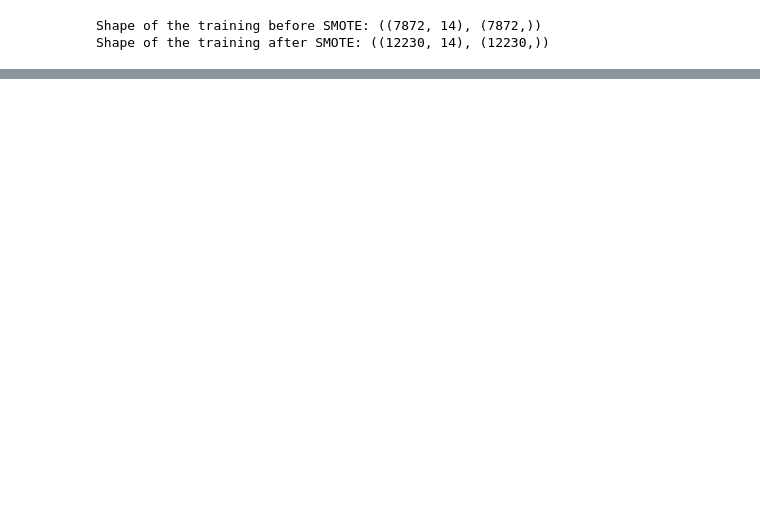
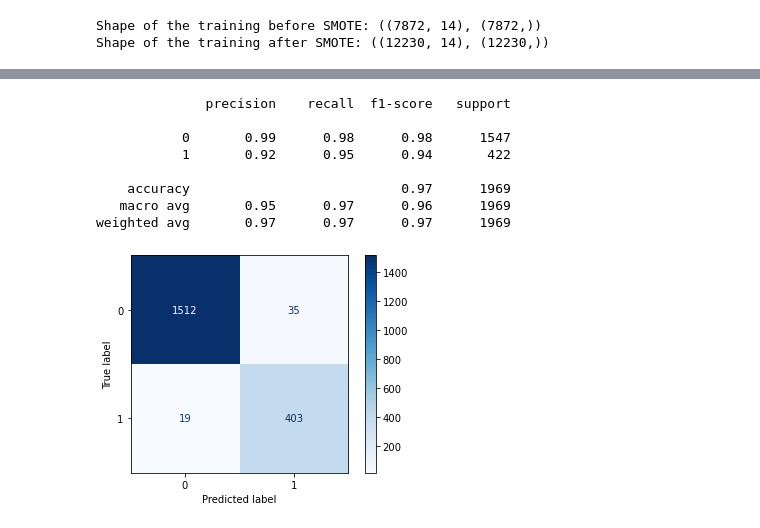
Before and after one commit to andres-troiano/Fraud-Detection, a Jupyter notebook: Fraud Detection.ipynb, the cells around one changed output, grey strips where cells are left out. Saved outputs shown, nothing was run; the diff lists cells and outputs as text; code cells hidden in the pictures; blank space fills up the shorter version.

```diff
--- a/Fraud Detection.ipynb
+++ b/Fraud Detection.ipynb
@@ -445,0 +332,30 @@ weighted avg       0.92      0.91      0.91      1969
+# %%
+RF = RandomForestClassifier(random_state=42)
+RF.fit(x_tr_resample, y_tr_resample)
+preds_RF = RF.predict(norm_test_f)
+
+print(classification_report(y_test, preds_RF))
+# print(confusion_matrix(y_test, preds_RF))
+_ = plot_confusion_matrix(RF, norm_test_f, y_test, cmap="Blues")
+
+report = classification_report(y_test, preds_RF, output_dict=True)
+
+acc = report['accuracy']
+prec = report['1']['precision']
+rec = report['1']['recall']
+f1 = report['1']['f1-score']
+
+model_results = pd.DataFrame([['Random Forest Classifier', acc, prec, rec, f1]],
+               columns = ['Model', 'Accuracy', 'Precision', 'Recall', 'F1 Score'])
+
+results = results.append(model_results, ignore_index = True)
+# %% [output]
+              precision    recall  f1-score   support
+
+           0       0.99      0.98      0.98      1547
+           1       0.92      0.95      0.94       422
+
+    accuracy                           0.97      1969
+   macro avg       0.95      0.97      0.96      1969
+weighted avg       0.97      0.97      0.97      1969
+[figure, added]
```
Also changed, not shown: parts of 57 cells of this notebook.
